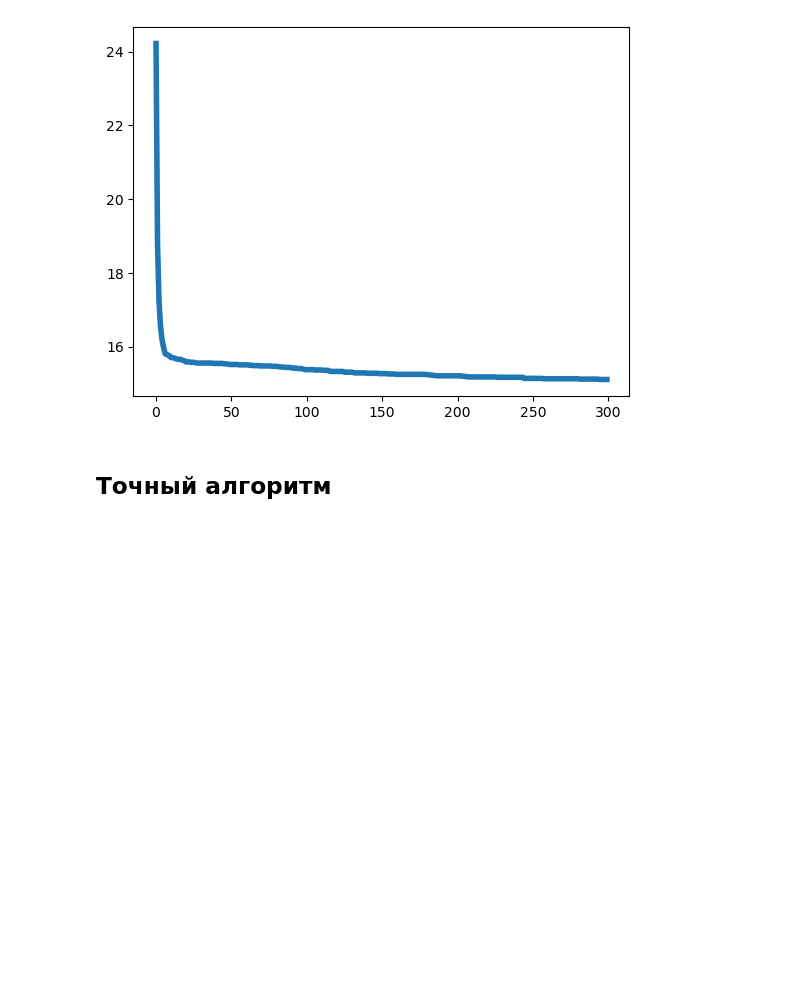
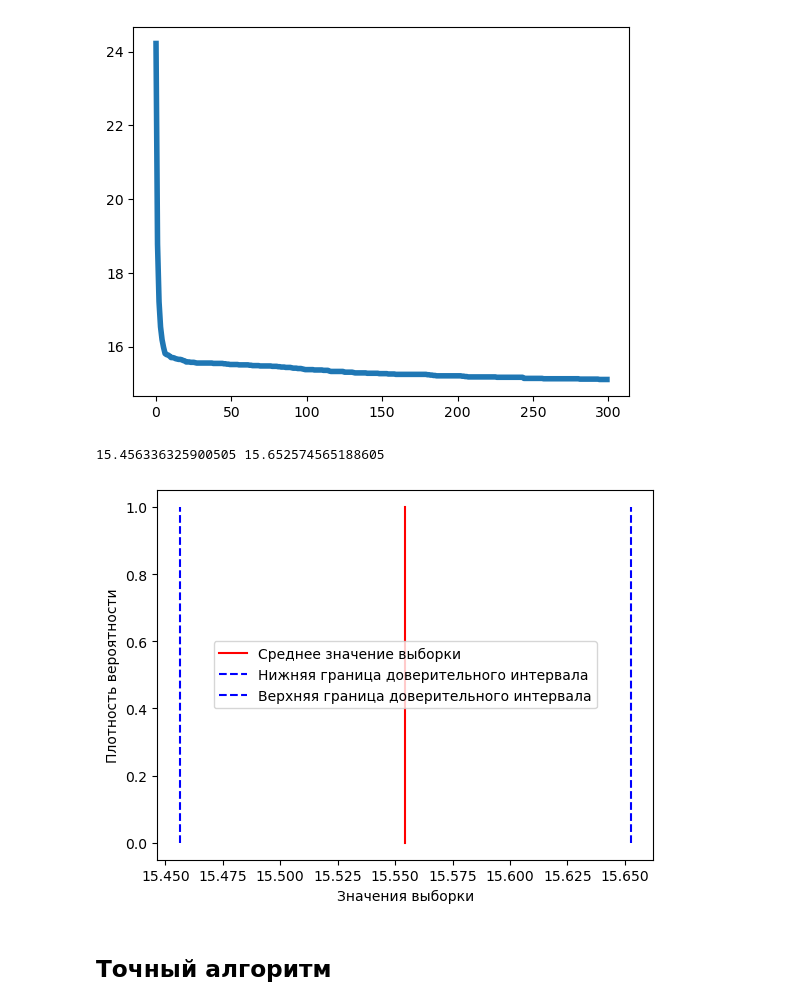
Before and after one commit to oakhmetkin/univer_proga, a Jupyter notebook: game_theory/FinalWork.ipynb, the cells around one changed output. Cells and saved outputs as stored; diff of their text form; code cells hidden in the pictures; blank space fills up the shorter version.

```diff
--- a/game_theory/FinalWork.ipynb
+++ b/game_theory/FinalWork.ipynb
@@ -140,6 +156,31 @@ plt.plot(mean_trajectory, linewidth=4, label='mean trajectory')
 None
 # %% [output]
 [figure]
+# %%
+import scipy.stats as stats
+
+
+epoch = 30 # last
+
+mean = np.mean(trajectories_np[:, epoch])
+std = np.std(trajectories_np[:, epoch])
+
+t_critical = stats.t.ppf((1 + 0.95) / 2, df=count-1)
+lower_bound = mean - (t_critical * std / (count)**0.5)
+upper_bound = mean + (t_critical * std / (count)**0.5)
+
+print(lower_bound, upper_bound)
+
+plt.plot([mean, mean], [0, 1], 'r-', label='Среднее значение выборки')
+plt.plot([lower_bound, lower_bound], [0, 1], 'b--', label='Нижняя граница доверительного интервала')
+plt.plot([upper_bound, upper_bound], [0, 1], 'b--', label='Верхняя граница доверительного интервала')
+plt.legend()
+plt.xlabel('Значения выборки')
+plt.ylabel('Плотность вероятности')
+plt.show()
+# %% [output]
+15.456336325900505 15.652574565188605
+[figure, added]
 # %% [markdown]
 ## Точный алгоритм
 # %% [markdown]
```
Also changed, not shown: parts of 2 cells of this notebook.
